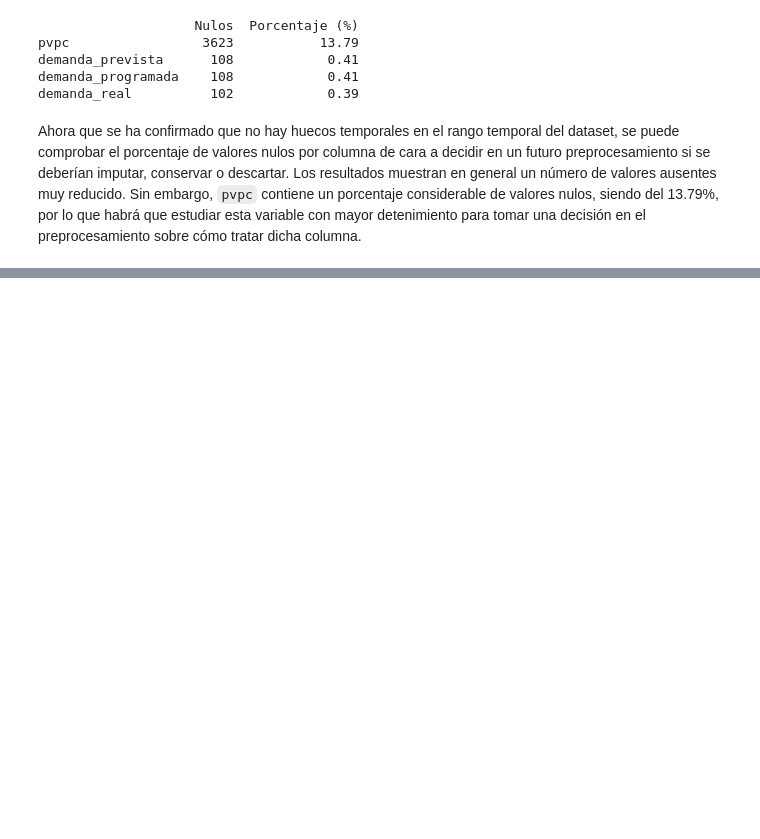
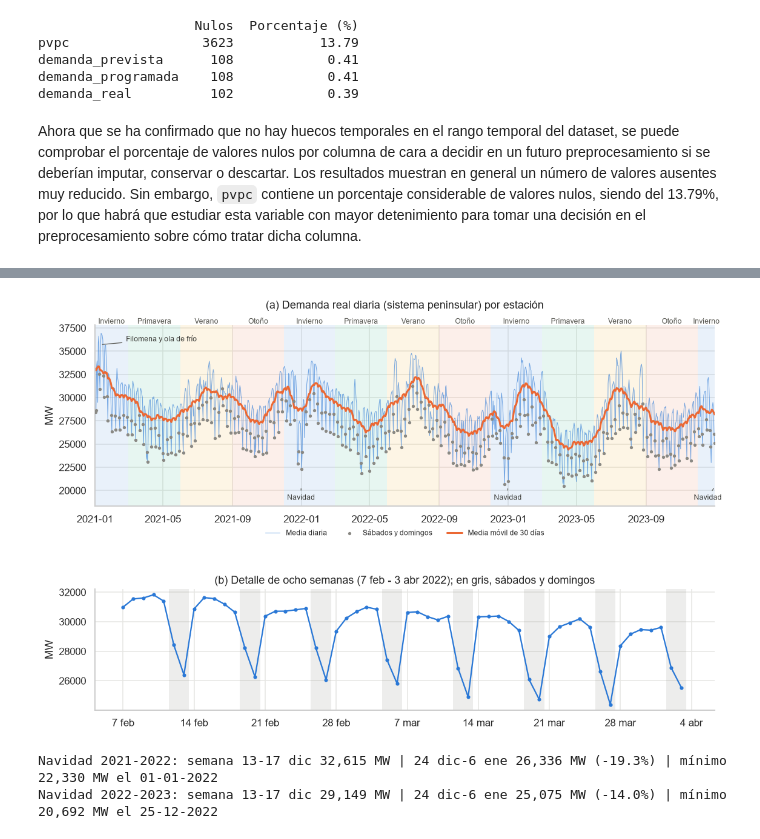
Before and after one commit to madalenointhemorning/MachineLearningUMU, a Jupyter notebook: practica2/notebooks/01_eda.ipynb, the cells around one changed output, grey strips where cells are left out. Drawn from its saved outputs; the diff is of its cells as text; code cells hidden in the pictures; blank space fills up the shorter version.

Commit message:
Decisiones del EDA sobre nulos, generación y serie objetivo diaria

```diff
--- a/practica2/notebooks/01_eda.ipynb
+++ b/practica2/notebooks/01_eda.ipynb
@@ -210,0 +374,15 @@ Ahora que se ha confirmado que no hay huecos temporales en el rango temporal del
+# %%
+h = df_horario.set_index("fecha_hora")
+diario = h["demanda_real"].resample("D").agg(["mean", "sum", "count"])
+diario.index = diario.index.tz_localize(None)
+horas_dia = h["demanda_real"].resample("D").size()
+horas_dia.index = horas_dia.index.tz_localize(None)
+
+# Efecto de los cambios de hora sobre la suma diaria
+cambio_hora = horas_dia[horas_dia != 24].index
+efecto = (diario.loc[cambio_hora, "sum"] / (diario.loc[cambio_hora, "mean"] * 24) - 1).rename("suma vs media*24")
+print(pd.concat([horas_dia[cambio_hora].rename("horas"), efecto.map("{:+.1%}".format)], axis=1))
+
+demanda = diario["mean"].where(diario["count"] >= 23).rename("demanda_real")
+print(f"\nDías sin demanda diaria válida (hueco de 17 h): {demanda.isna().sum()}")
+demanda.describe()
@@ -210,0 +409,64 @@ Ahora que se ha confirmado que no hay huecos temporales en el rango temporal del
+# %%
+import matplotlib.dates as mdates
+import matplotlib.ticker as mticker
+
+media_movil = demanda.rolling(30, center=True, min_periods=15).mean()
+finde = demanda.index.dayofweek >= 5
+
+# Estaciones meteorológicas: invierno dic-feb, primavera mar-may, verano jun-ago, otoño sep-nov
+ESTACIONES = {12: ("Invierno", AZUL), 3: ("Primavera", AQUA), 6: ("Verano", AMARILLO), 9: ("Otoño", NARANJA)}
+inicios = pd.date_range("2020-12-01", "2024-03-01", freq="3MS")
+
+fig, axes = plt.subplots(2, 1, figsize=(12, 7.5), gridspec_kw={"height_ratios": [1.5, 1], "hspace": 0.55})
+
+# (a) Serie completa con las estaciones sombreadas
+ax = axes[0]
+for ini, fin in zip(inicios[:-1], inicios[1:]):
+    nombre, color = ESTACIONES[ini.month]
+    a, b = max(ini, demanda.index[0]), min(fin, demanda.index[-1] + pd.Timedelta(days=1))
+    ax.axvspan(a, b, color=color, alpha=0.10, lw=0)
+    ax.text(a + (b - a) / 2, 1.0, nombre, transform=ax.get_xaxis_transform(), ha="center", va="bottom",
+            fontsize=8, color="#55554f")
+ax.plot(demanda.index, demanda, color=AZUL, lw=0.7, alpha=0.6, label="Media diaria")
+ax.scatter(demanda.index[finde], demanda[finde], s=6, color=GRIS, zorder=3, label="Sábados y domingos")
+ax.plot(media_movil.index, media_movil, color=NARANJA, lw=2, label="Media móvil de 30 días")
+# Episodios que se comentan en el texto
+ax.annotate("Filomena y ola de frío", xy=(pd.Timestamp("2021-01-11"), demanda["2021-01-11"]),
+            xytext=(pd.Timestamp("2021-02-25"), 36300), fontsize=8, color="#33332f", va="center",
+            arrowprops={"arrowstyle": "-", "color": "#55554f", "lw": 0.8})
+for anio in [2021, 2022, 2023]:
+    centro = pd.Timestamp(f"{anio}-12-31")
+    ax.annotate("Navidad", xy=(min(centro, demanda.index[-1]), 20400), xytext=(min(centro, demanda.index[-1] - pd.Timedelta(days=12)), 19000),
+                ha="center", fontsize=8, color="#33332f",
+                arrowprops={"arrowstyle": "-", "color": "#55554f", "lw": 0.8})
+ax.set_title("(a) Demanda real diaria (sistema peninsular) por estación", pad=18)
+ax.set_ylabel("MW")
+ax.set_xlim(demanda.index[0], demanda.index[-1])
+ax.set_ylim(18300, 37800)
+ax.legend(frameon=False, loc="upper center", bbox_to_anchor=(0.5, -0.09), ncol=3, fontsize=8)
+
+# (b) Zoom de ocho semanas para ver el patrón semanal
+zoom = demanda["2022-02-07":"2022-04-03"]
+ax = axes[1]
+for dia in zoom.index[zoom.index.dayofweek == 5]:
+    ax.axvspan(dia - pd.Timedelta(hours=12), dia + pd.Timedelta(hours=36), color=GRIS, alpha=0.15, lw=0)
+ax.plot(zoom.index, zoom, color=AZUL, lw=1.5, marker="o", ms=3)
+ax.set_title("(b) Detalle de ocho semanas (7 feb - 3 abr 2022); en gris, sábados y domingos")
+ax.set_ylabel("MW")
+ax.xaxis.set_major_locator(mdates.WeekdayLocator(byweekday=0))
+MESES = ["ene", "feb", "mar", "abr", "may", "jun", "jul", "ago", "sep", "oct", "nov", "dic"]
+ax.xaxis.set_major_formatter(mticker.FuncFormatter(lambda x, _: (lambda d: f"{d.day} {MESES[d.month - 1]}")(mdates.num2date(x))))
+
+fig.savefig(FIG_DIR / "eda_serie_diaria.png", bbox_inches="tight")
+plt.show()
+
+# Caída de Navidad: media de la semana laborable previa frente al periodo 24-dic a 6-ene
+for anio in [2021, 2022]:
+    antes = demanda[f"{anio}-12-13":f"{anio}-12-17"].mean()
+    navidad = demanda[f"{anio}-12-24":f"{anio + 1}-01-06"]
+    print(f"Navidad {anio}-{anio + 1}: semana 13-17 dic {antes:,.0f} MW | 24 dic-6 ene {navidad.mean():,.0f} MW "
+          f"({navidad.mean() / antes - 1:+.1%}) | mínimo {navidad.min():,.0f} MW el {navidad.idxmin():%d-%m-%Y}")
+# %% [output]
+[figure, added]
+Navidad 2021-2022: semana 13-17 dic 32,615 MW | 24 dic-6 ene 26,336 MW (-19.3%) | mínimo 22,330 MW el 01-01-2022
+Navidad 2022-2023: semana 13-17 dic 29,149 MW | 24 dic-6 ene 25,075 MW (-14.0%) | mínimo 20,692 MW el 25-12-2022
```
Also changed, not shown: parts of 23 cells of this notebook, 7 other files.
